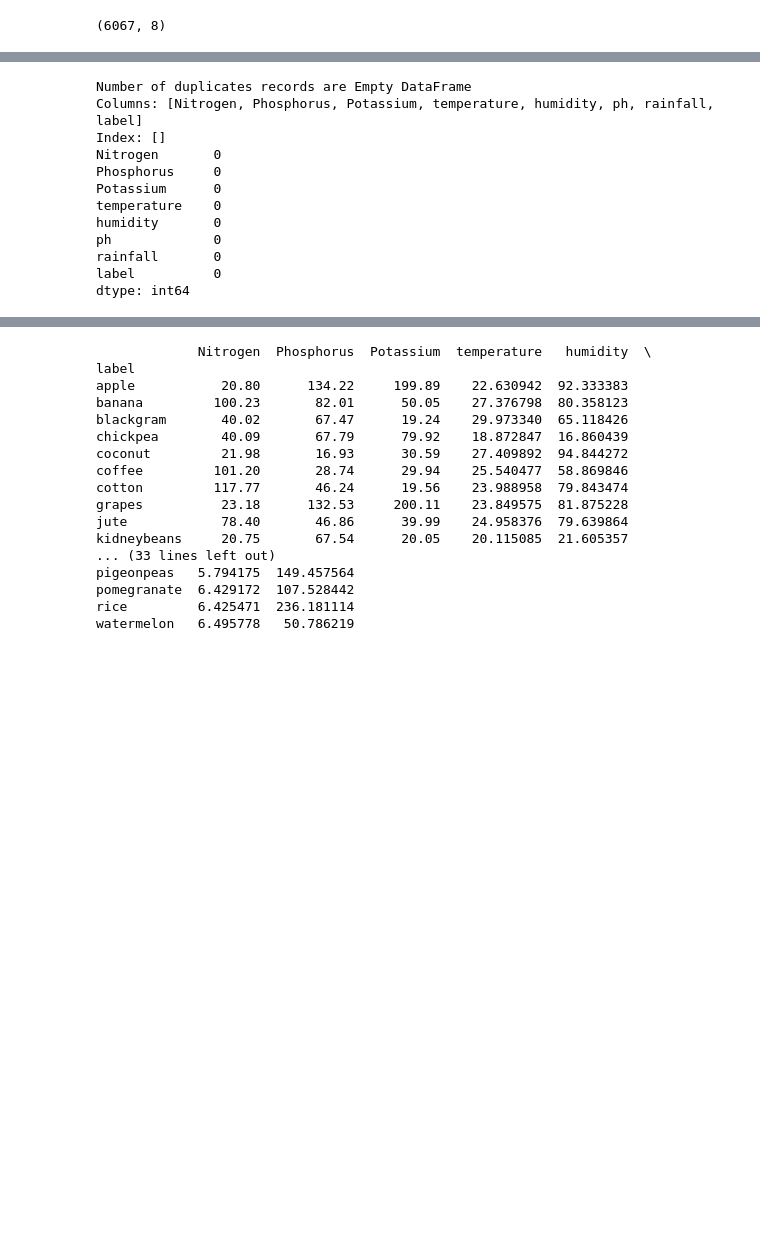
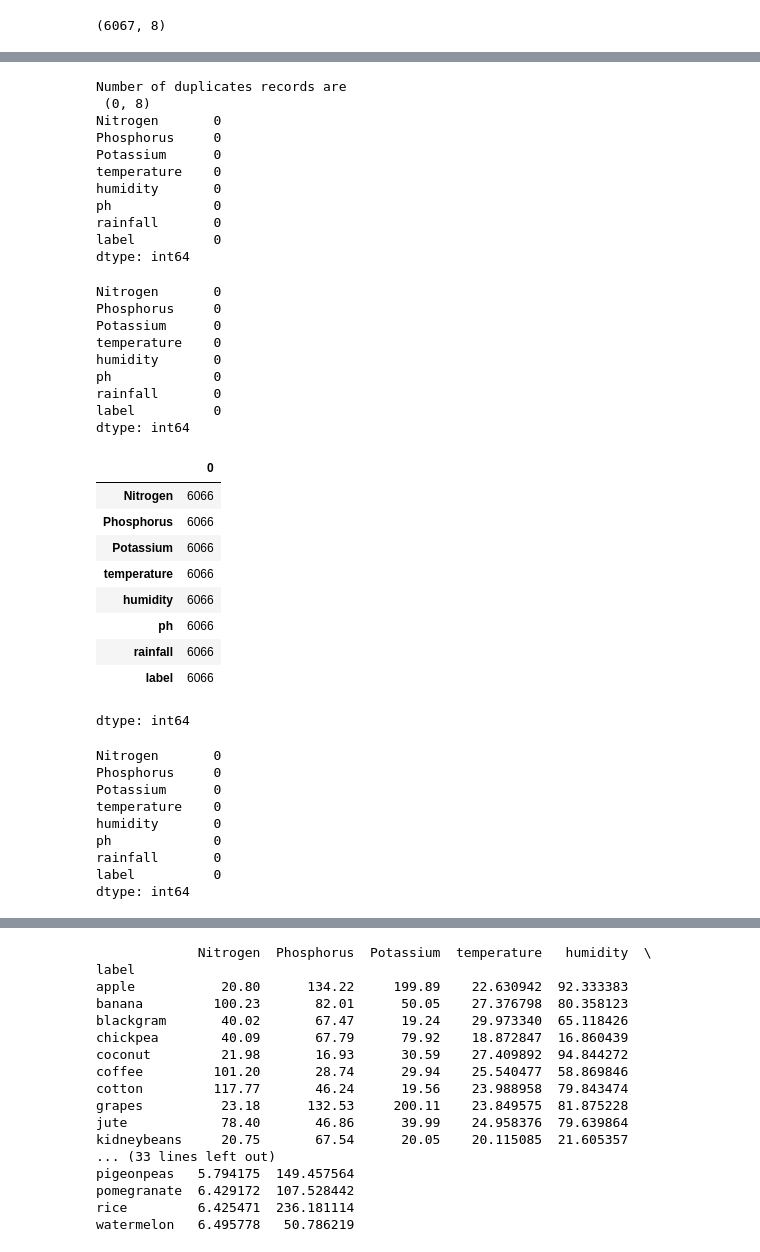
Before and after one commit to Shahmeer-Ahmed/Crop_Recommendation_System_DS_FA24, a Jupyter notebook: MLProject (2).ipynb, the cells around one changed output, grey strips where cells are left out. Drawn from its saved outputs; the diff is of its cells as text; code cells hidden in the pictures; blank space fills up the shorter version.

Commit message:
Performed data cleanup

```diff
--- a/MLProject (2).ipynb
+++ b/MLProject (2).ipynb
@@ -203,12 +203,13 @@ df.shape
 # %%
+##Checking and removing duplicate rows
 duplicate_rows_df =df[df.duplicated()]
-print("Number of duplicates records are",duplicate_rows_df)
-
-print(df.isnull().sum())
+print("Number of duplicates records are\n",duplicate_rows_df.shape)
+df.drop_duplicates(inplace=True)
+display(df.head())
+display(df.shape())
 # %% [output]
-Number of duplicates records are Empty DataFrame
-Columns: [Nitrogen, Phosphorus, Potassium, temperature, humidity, ph, rainfall, label]
-Index: []
+Number of duplicates records are
+ (0, 8)
 Nitrogen       0
 Phosphorus     0
 Potassium      0
@@ -218,3 +219,38 @@ ph             0
 rainfall       0
 label          0
 dtype: int64
+# %%
+##Checking for Null Values
+print(df.isnull().sum())
+df = df.dropna()
+display(df.count())
+print(df.isnull().sum())
+# %% [output]
+Nitrogen       0
+Phosphorus     0
+Potassium      0
+temperature    0
+humidity       0
+ph             0
+rainfall       0
+label          0
+dtype: int64
+|  | 0 |
+| Nitrogen | 6066 |
+| Phosphorus | 6066 |
+| Potassium | 6066 |
+| temperature | 6066 |
+| humidity | 6066 |
+| ph | 6066 |
+| rainfall | 6066 |
+| label | 6066 |
+dtype: int64
+Nitrogen       0
+Phosphorus     0
+Potassium      0
+temperature    0
+humidity       0
+ph             0
+rainfall       0
+label          0
+dtype: int64
```
Also changed, not shown: parts of 8 cells of this notebook.
